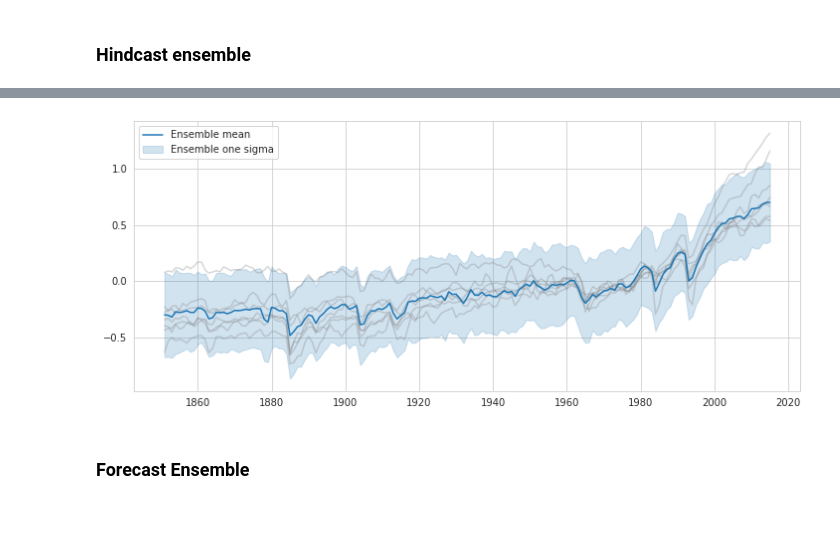
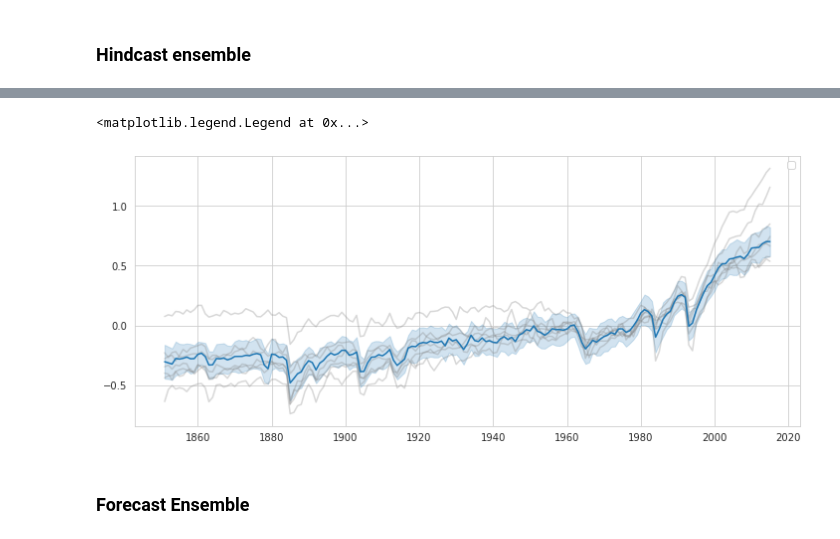
Before and after one commit to mattramos/bayesian_ensembling, a Jupyter notebook: experiments/figure2_xarray.ipynb, the cells around one changed output, grey strips where cells are left out. Drawn from its saved outputs; the diff is of its cells as text; code cells hidden in the pictures.

```diff
--- a/experiments/figure2_xarray.ipynb
+++ b/experiments/figure2_xarray.ipynb
@@ -88,2 +91,2 @@ ssp_anom_models.plot_all()
 # %%
-hist_anom_models.fit(model=es.GPDTW(), compile_objective=True)
+hist_anom_models.fit(model=es.GPDTW1D(), compile_objective=True)
@@ -106,5 +113,5 @@ plt.show()
 weight_function = es.LogLikelihoodWeight()
 weights = weight_function(hist_anom_models, observations)
 # %%
-ensemble = es.Barycentre()
-pdfs = ensemble(hist_anom_models, weights)
+ensemble_method = es.Barycentre()
+output_ensemble = ensemble_method(hist_anom_models, weights)
@@ -113,6 +124,6 @@ pdfs = ensemble(hist_anom_models, weights)
 # %%
 fig, ax = plt.subplots(figsize=(12, 5))
 hist_anom_models.plot_all(one_color='tab:gray', ax=ax)
-ensemble.plot(ax, x=hist_anom_models.time.values)
+output_ensemble.plot(ax)
 ax.legend(loc='best')
 # %% [output]
@@ -120,4 +131,5 @@ ax.legend(loc='best')
+<matplotlib.legend.Legend at 0x...>
-[figure, old version]
+[figure, new version]
 # %% [markdown]
 ### Forecast Ensemble
 # %%
```
Also changed, not shown: parts of 7 cells of this notebook.
